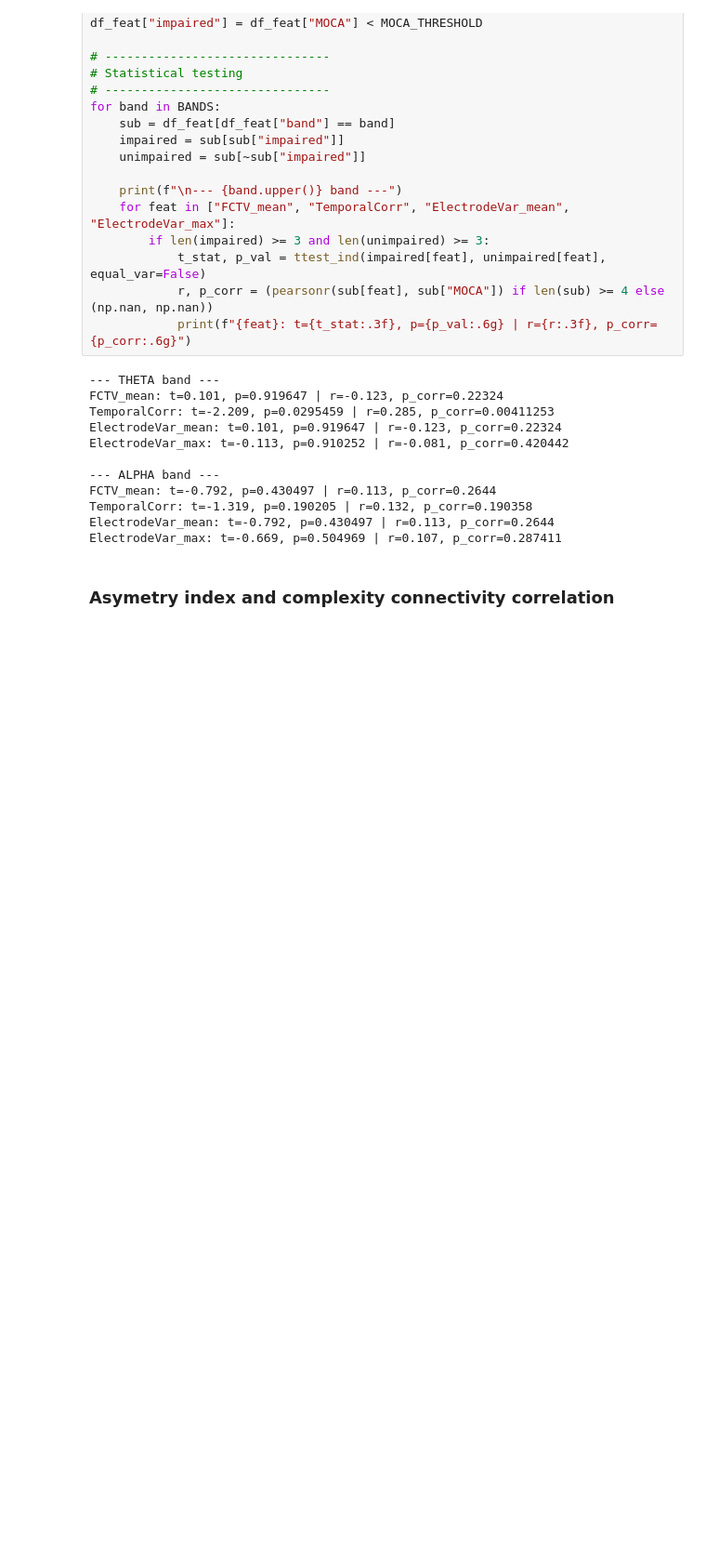
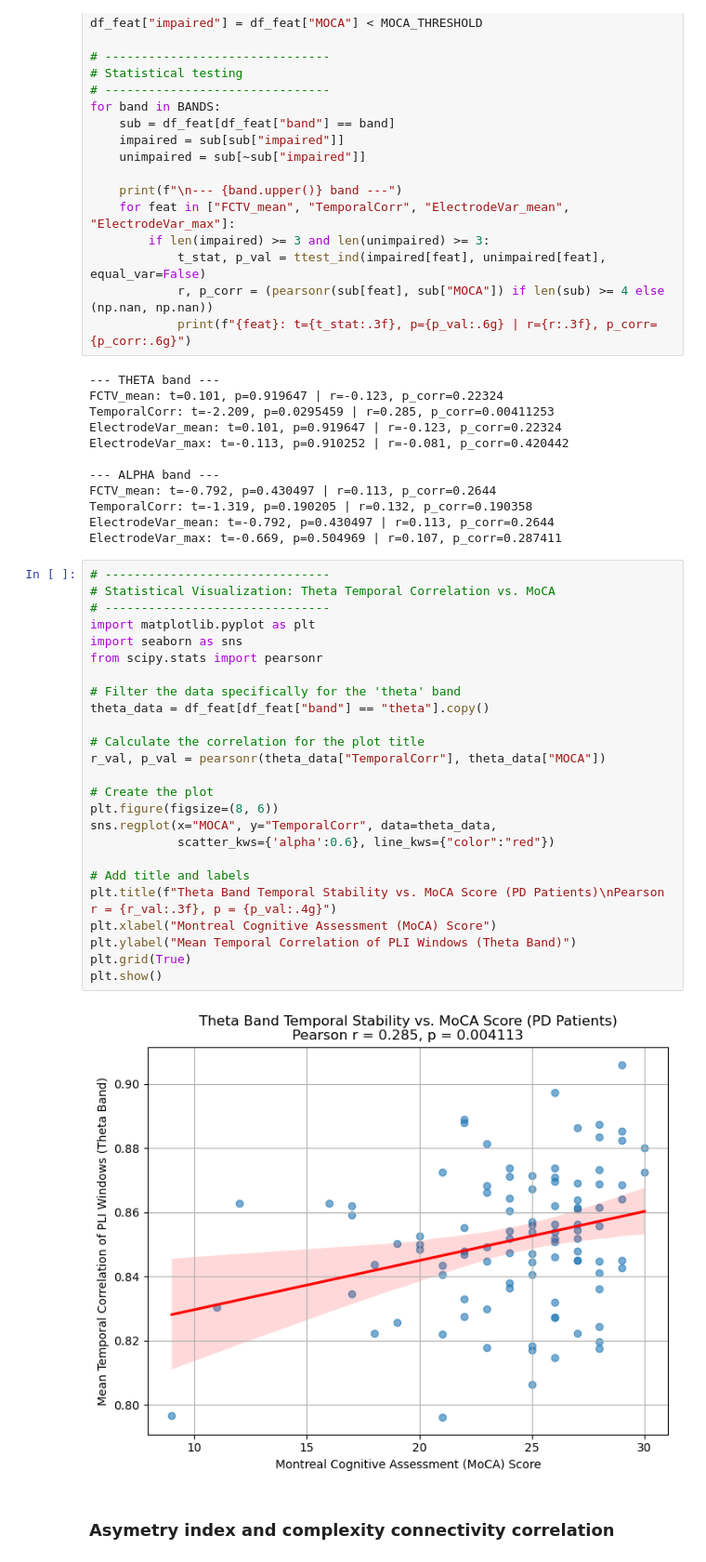
Before and after one commit to Princess-O1633/EEG_Project, a Jupyter notebook: FCTV.ipynb, the cells around one changed output. Shown at 93% size. Drawn from its saved outputs; the diff is of its cells as text; blank space fills up the shorter version.

Commit message:
Models Complete -> analysis and plots

```diff
--- a/FCTV.ipynb
+++ b/FCTV.ipynb
@@ -129,6 +129,33 @@ FCTV_mean: t=-0.792, p=0.430497 | r=0.113, p_corr=0.2644
 TemporalCorr: t=-1.319, p=0.190205 | r=0.132, p_corr=0.190358
 ElectrodeVar_mean: t=-0.792, p=0.430497 | r=0.113, p_corr=0.2644
 ElectrodeVar_max: t=-0.669, p=0.504969 | r=0.107, p_corr=0.287411
+# %%
+# -------------------------------
+# Statistical Visualization: Theta Temporal Correlation vs. MoCA
+# -------------------------------
+import matplotlib.pyplot as plt
+import seaborn as sns
+from scipy.stats import pearsonr
+
+# Filter the data specifically for the 'theta' band
+theta_data = df_feat[df_feat["band"] == "theta"].copy()
+
+# Calculate the correlation for the plot title
+r_val, p_val = pearsonr(theta_data["TemporalCorr"], theta_data["MOCA"])
+
+# Create the plot
+plt.figure(figsize=(8, 6))
+sns.regplot(x="MOCA", y="TemporalCorr", data=theta_data,
+            scatter_kws={'alpha':0.6}, line_kws={"color":"red"})
+
+# Add title and labels
+plt.title(f"Theta Band Temporal Stability vs. MoCA Score (PD Patients)\nPearson r = {r_val:.3f}, p = {p_val:.4g}")
+plt.xlabel("Montreal Cognitive Assessment (MoCA) Score")
+plt.ylabel("Mean Temporal Correlation of PLI Windows (Theta Band)")
+plt.grid(True)
+plt.show()
+# %% [output]
+[figure, added]
 # %% [markdown]
 ### Asymetry index and complexity connectivity correlation
 # %%
```
Also changed, not shown: 21 other files.
